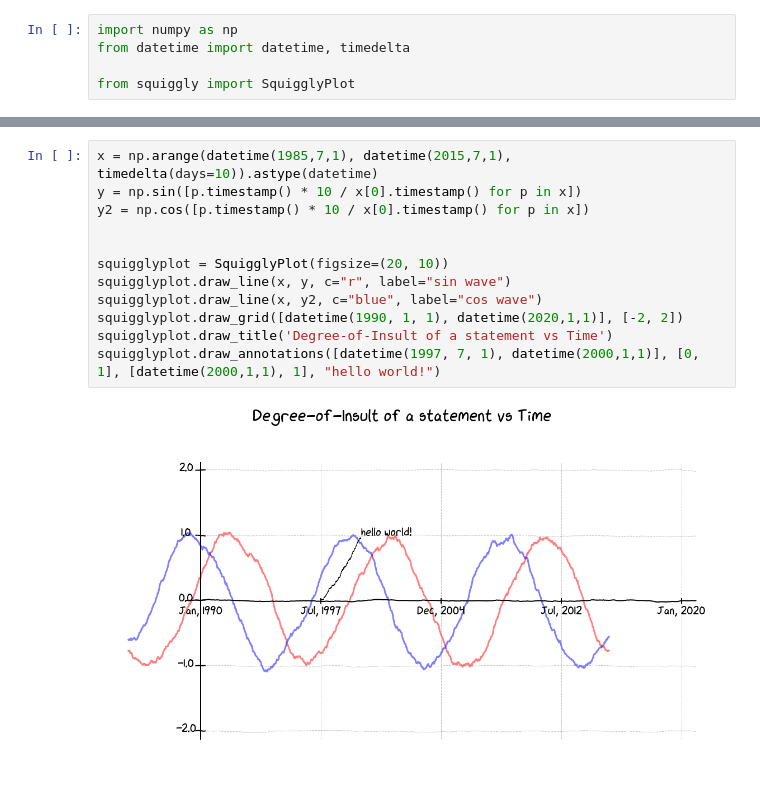
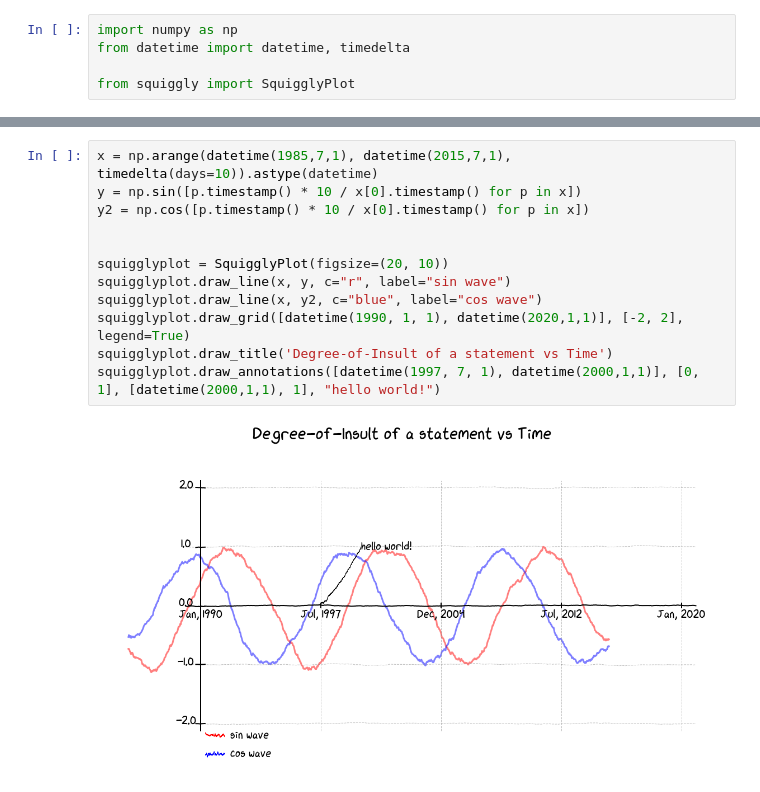
Before and after one commit to nuwandavek/squigglylines, a Jupyter notebook: squiggly.ipynb, the cells around one changed output, grey strips where cells are left out. Saved outputs shown, nothing was run; the diff lists cells and outputs as text.

```diff
--- a/squiggly.ipynb
+++ b/squiggly.ipynb
@@ -24,14 +24,14 @@ squigglyplot.draw_annotations([11, 13], [-1, -1.5], [12, -1.6], "hello world!")
 # %%
 x = np.arange(datetime(1985,7,1), datetime(2015,7,1), timedelta(days=10)).astype(datetime)
 y = np.sin([p.timestamp() * 10 / x[0].timestamp() for p in x])
 y2 = np.cos([p.timestamp() * 10 / x[0].timestamp() for p in x])
 
 
 squigglyplot = SquigglyPlot(figsize=(20, 10))
 squigglyplot.draw_line(x, y, c="r", label="sin wave")
 squigglyplot.draw_line(x, y2, c="blue", label="cos wave")
-squigglyplot.draw_grid([datetime(1990, 1, 1), datetime(2020,1,1)], [-2, 2])
+squigglyplot.draw_grid([datetime(1990, 1, 1), datetime(2020,1,1)], [-2, 2], legend=True)
 squigglyplot.draw_title('Degree-of-Insult of a statement vs Time')
 squigglyplot.draw_annotations([datetime(1997, 7, 1), datetime(2000,1,1)], [0, 1], [datetime(2000,1,1), 1], "hello world!")
 # %% [output]
-[figure, old version]
+[figure, new version]
```
Also changed, not shown: parts of 2 cells of this notebook, 1 other file.
